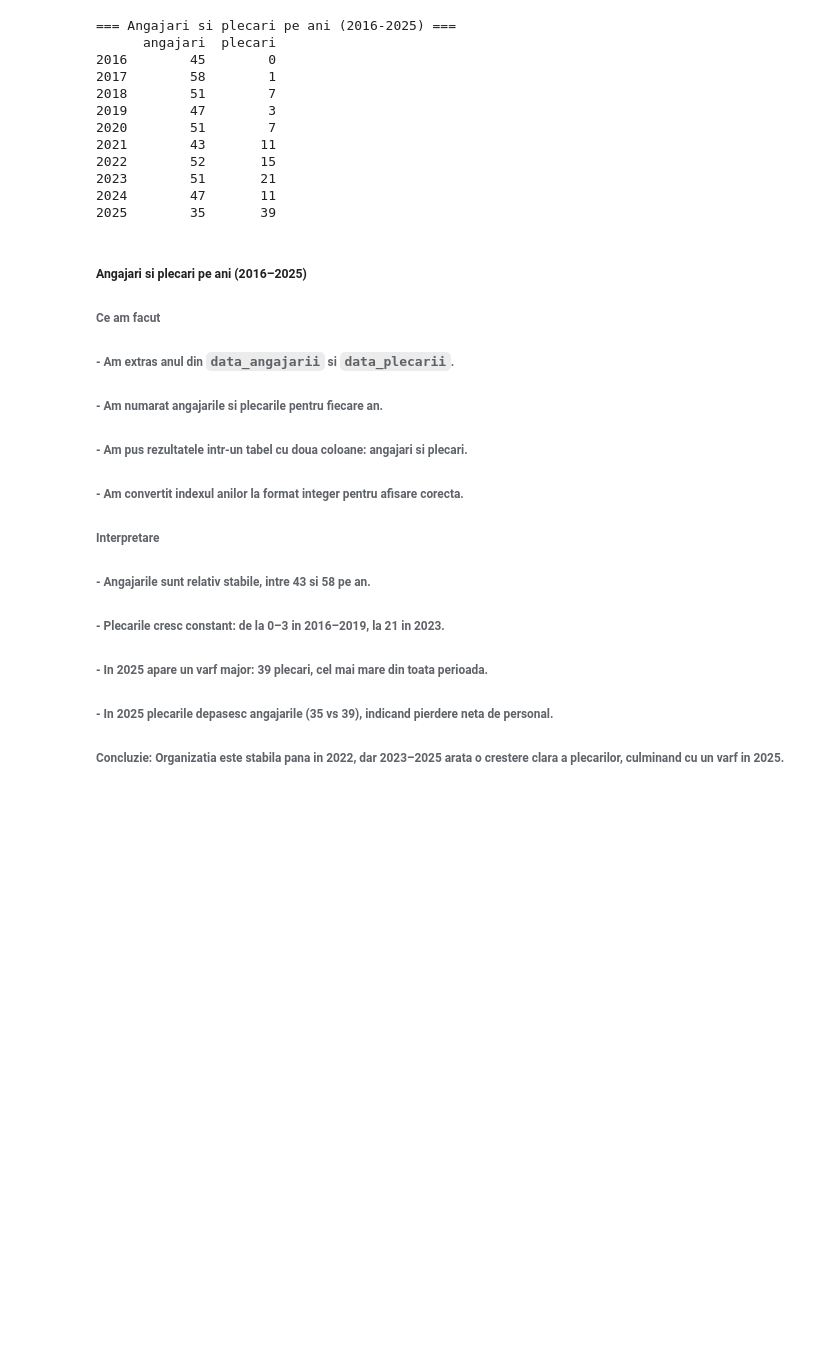
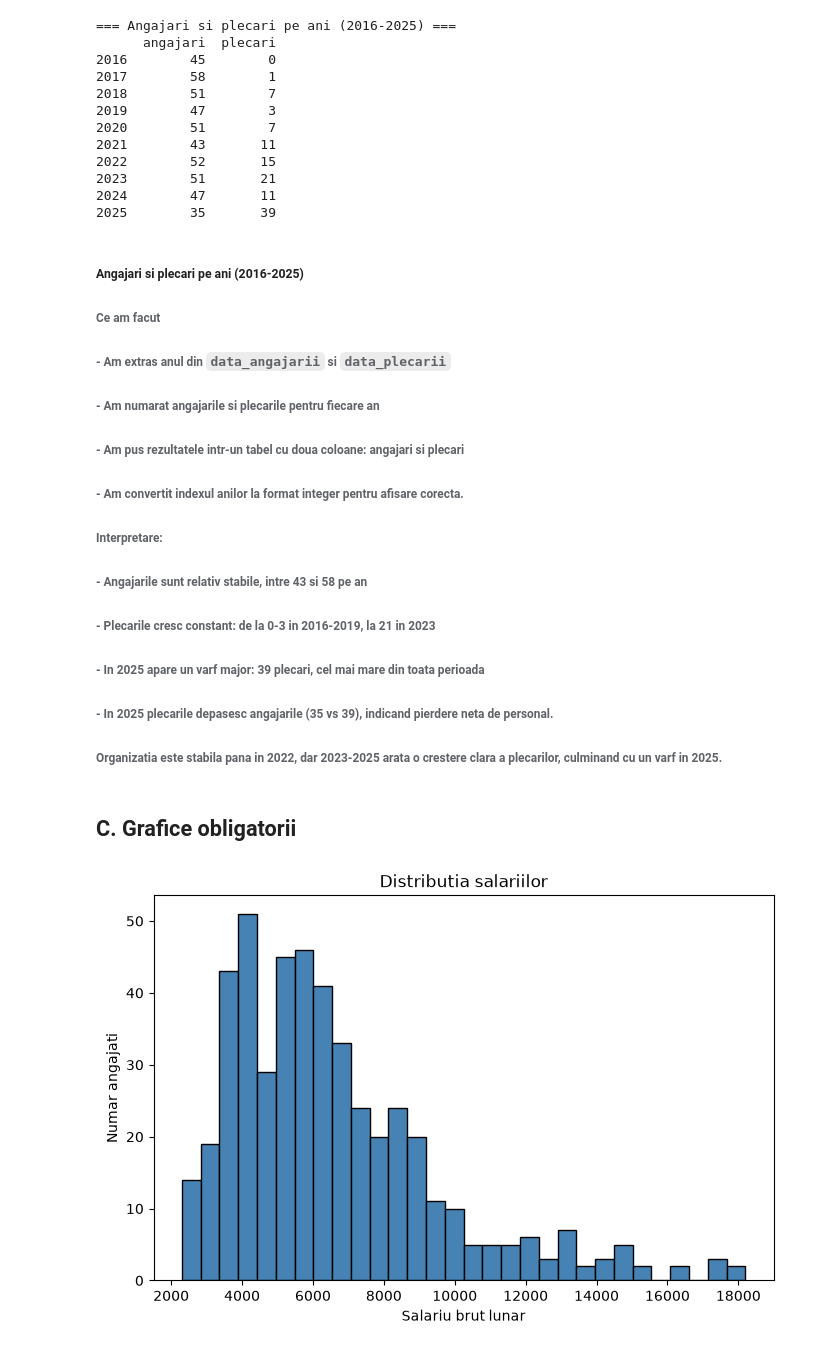
Before and after one commit to CristianaTrandafir/Proiect_Final_TrandafirCristiana, a Jupyter notebook: 02_Python_analiza.ipynb, the cells around one changed output. Saved outputs shown, nothing was run; the diff lists cells and outputs as text; code cells hidden in the pictures; blank space fills up the shorter version.

Commit message:
C. Grafice obligatorii

```diff
--- a/02_Python_analiza.ipynb
+++ b/02_Python_analiza.ipynb
@@ -394,17 +458,30 @@ print(tabel_ani)
 2024        47       11
 2025        35       39
 # %% [markdown]
-##### Angajari si plecari pe ani (2016–2025)
+##### Angajari si plecari pe ani (2016-2025)
 ###### Ce am facut
-###### - Am extras anul din `data_angajarii` si `data_plecarii`.
-###### - Am numarat angajarile si plecarile pentru fiecare an.
-###### - Am pus rezultatele intr-un tabel cu doua coloane: angajari si plecari.
+###### - Am extras anul din `data_angajarii` si `data_plecarii`
+###### - Am numarat angajarile si plecarile pentru fiecare an
+###### - Am pus rezultatele intr-un tabel cu doua coloane: angajari si plecari
 ###### - Am convertit indexul anilor la format integer pentru afisare corecta.
 
-###### Interpretare
-###### - Angajarile sunt relativ stabile, intre 43 si 58 pe an.
-###### - Plecarile cresc constant: de la 0–3 in 2016–2019, la 21 in 2023.
-###### - In 2025 apare un varf major: 39 plecari, cel mai mare din toata perioada.
+###### Interpretare:
+###### - Angajarile sunt relativ stabile, intre 43 si 58 pe an
+###### - Plecarile cresc constant: de la 0-3 in 2016-2019, la 21 in 2023
+###### - In 2025 apare un varf major: 39 plecari, cel mai mare din toata perioada
 ###### - In 2025 plecarile depasesc angajarile (35 vs 39), indicand pierdere neta de personal.
 
-###### Concluzie: Organizatia este stabila pana in 2022, dar 2023–2025 arata o crestere clara a plecarilor, culminand cu un varf in 2025.
+###### Organizatia este stabila pana in 2022, dar 2023-2025 arata o crestere clara a plecarilor, culminand cu un varf in 2025.
+# %% [markdown]
+## C. Grafice obligatorii
+# %%
+"""G1 - Histograma: Distributia salariilor"""
+
+plt.figure(figsize=(8,5))
+plt.hist(angajati['salariu_brut_lunar'], bins=30, color='steelblue', edgecolor='black')
+plt.title("Distributia salariilor")
+plt.xlabel("Salariu brut lunar")
+plt.ylabel("Numar angajati")
+plt.show()
+# %% [output]
+[figure, added]
```
Also changed, not shown: parts of 15 cells of this notebook.
